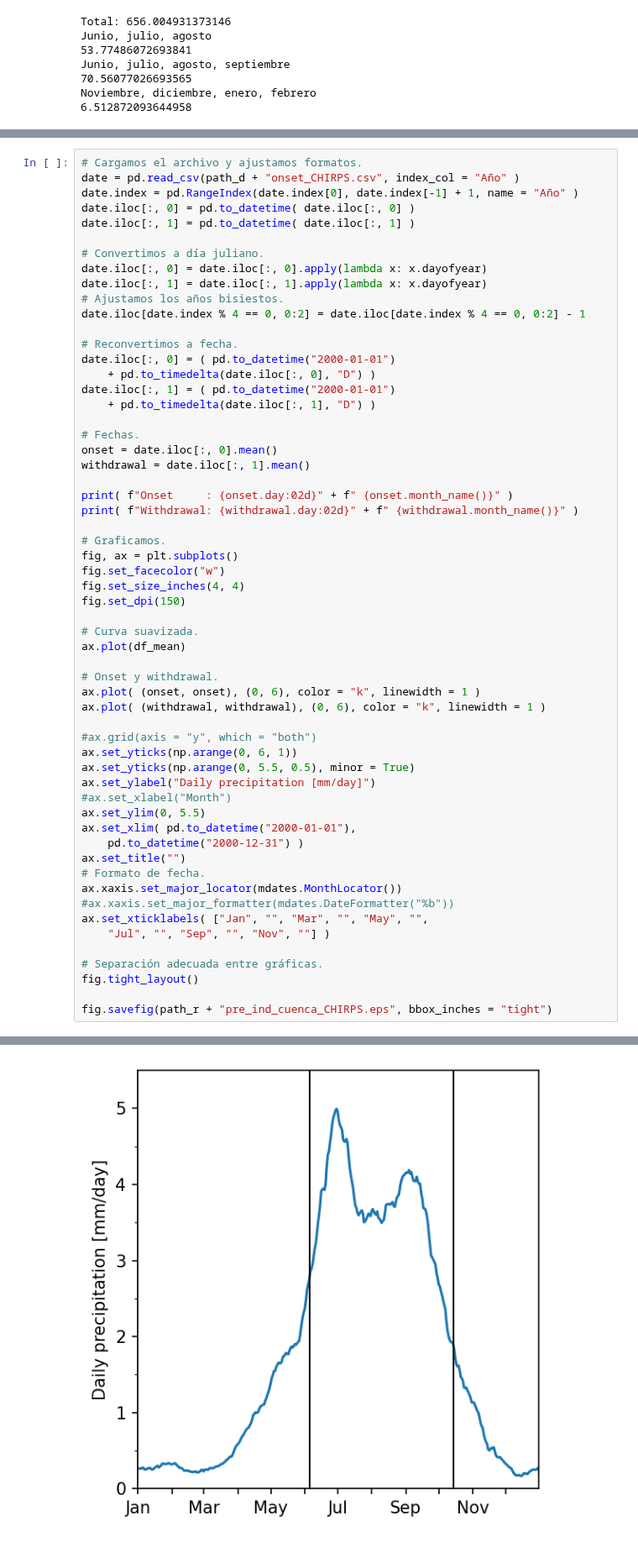
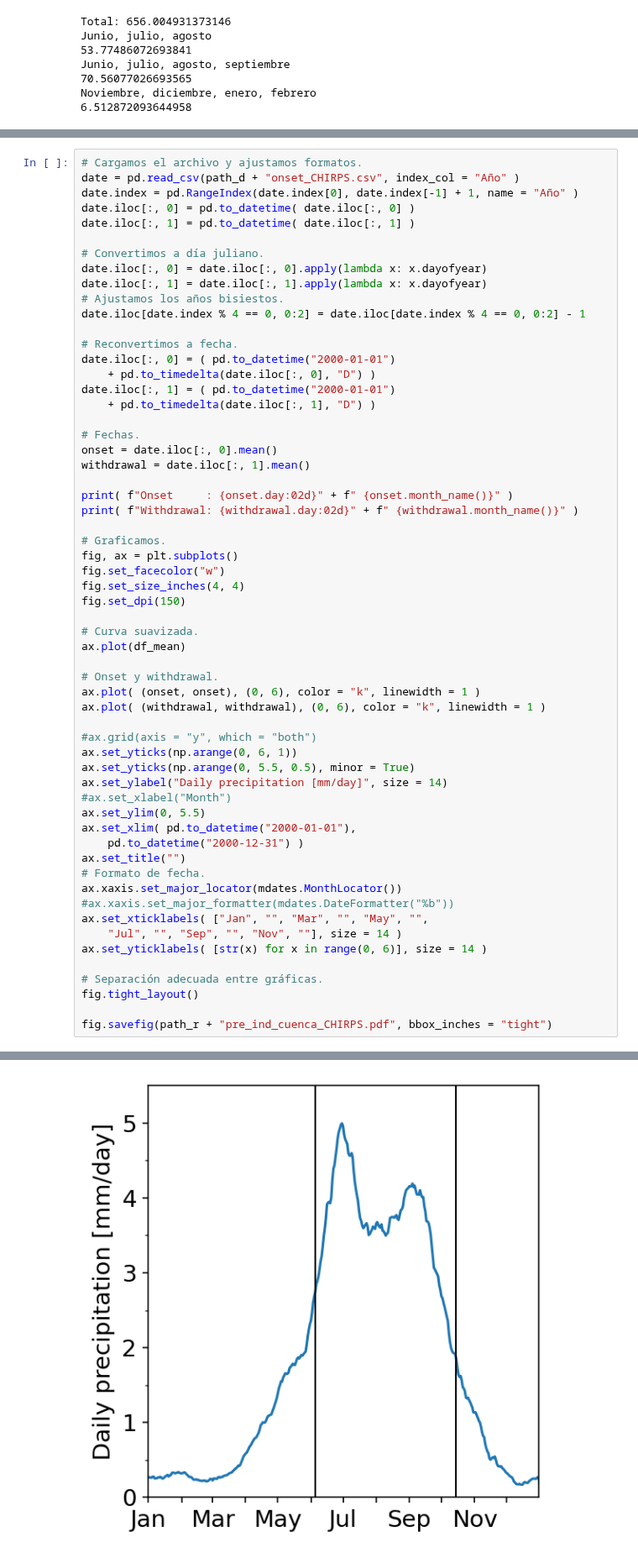
Before and after one commit to rodrigoms95/sequia, a Jupyter notebook: code/pre_CHIRPS.ipynb, the cells around one changed output, grey strips where cells are left out. Shown at 84% size. Saved outputs shown, nothing was run; the diff lists cells and outputs as text.

```diff
--- a/code/pre_CHIRPS.ipynb
+++ b/code/pre_CHIRPS.ipynb
@@ -121,34 +121,35 @@ fig, ax = plt.subplots()
 fig.set_facecolor("w")
 fig.set_size_inches(4, 4)
 fig.set_dpi(150)
 
 # Curva suavizada.
 ax.plot(df_mean)
 
 # Onset y withdrawal.
 ax.plot( (onset, onset), (0, 6), color = "k", linewidth = 1 )
 ax.plot( (withdrawal, withdrawal), (0, 6), color = "k", linewidth = 1 )
 
 #ax.grid(axis = "y", which = "both")
 ax.set_yticks(np.arange(0, 6, 1))
 ax.set_yticks(np.arange(0, 5.5, 0.5), minor = True)
-ax.set_ylabel("Daily precipitation [mm/day]")
+ax.set_ylabel("Daily precipitation [mm/day]", size = 14)
 #ax.set_xlabel("Month")
 ax.set_ylim(0, 5.5)
 ax.set_xlim( pd.to_datetime("2000-01-01"),
     pd.to_datetime("2000-12-31") )
 ax.set_title("")
 # Formato de fecha.
 ax.xaxis.set_major_locator(mdates.MonthLocator())
 #ax.xaxis.set_major_formatter(mdates.DateFormatter("%b"))
 ax.set_xticklabels( ["Jan", "", "Mar", "", "May", "",
-    "Jul", "", "Sep", "", "Nov", ""] )
+    "Jul", "", "Sep", "", "Nov", ""], size = 14 )
+ax.set_yticklabels( [str(x) for x in range(0, 6)], size = 14 )
 
 # Separación adecuada entre gráficas.
 fig.tight_layout()
 
-fig.savefig(path_r + "pre_ind_cuenca_CHIRPS.eps", bbox_inches = "tight")
+fig.savefig(path_r + "pre_ind_cuenca_CHIRPS.pdf", bbox_inches = "tight")
 # %% [output]
 Onset     : 05 June
 Withdrawal: 14 October
-[figure, old version]
+[figure, new version]
```
Also changed, not shown: 2 other files.
